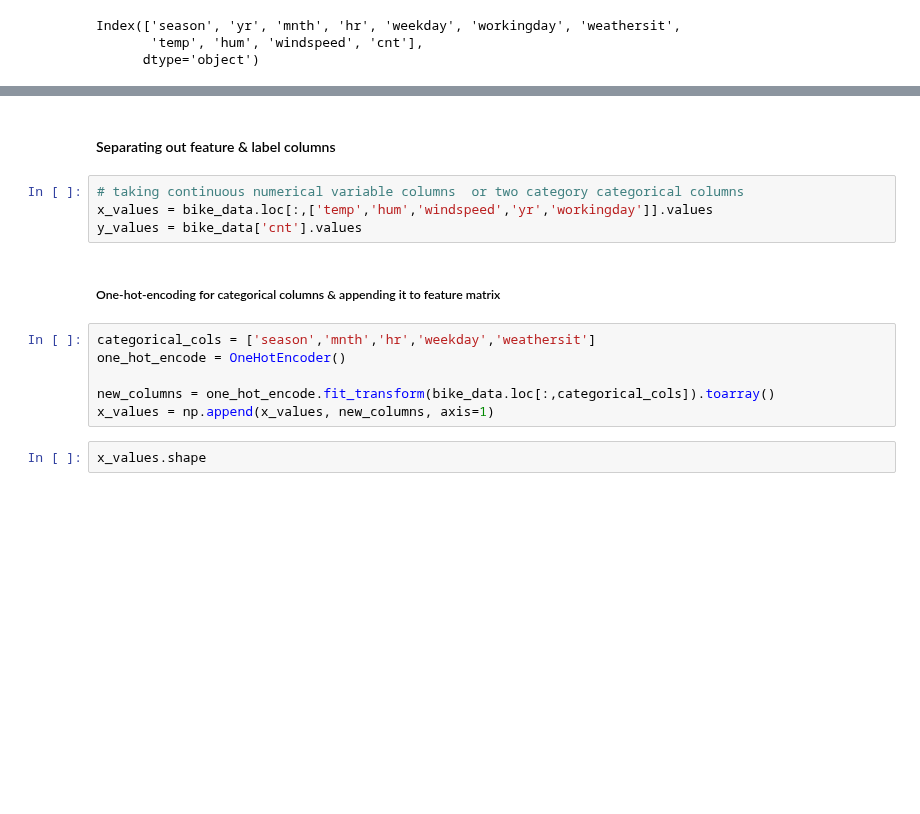
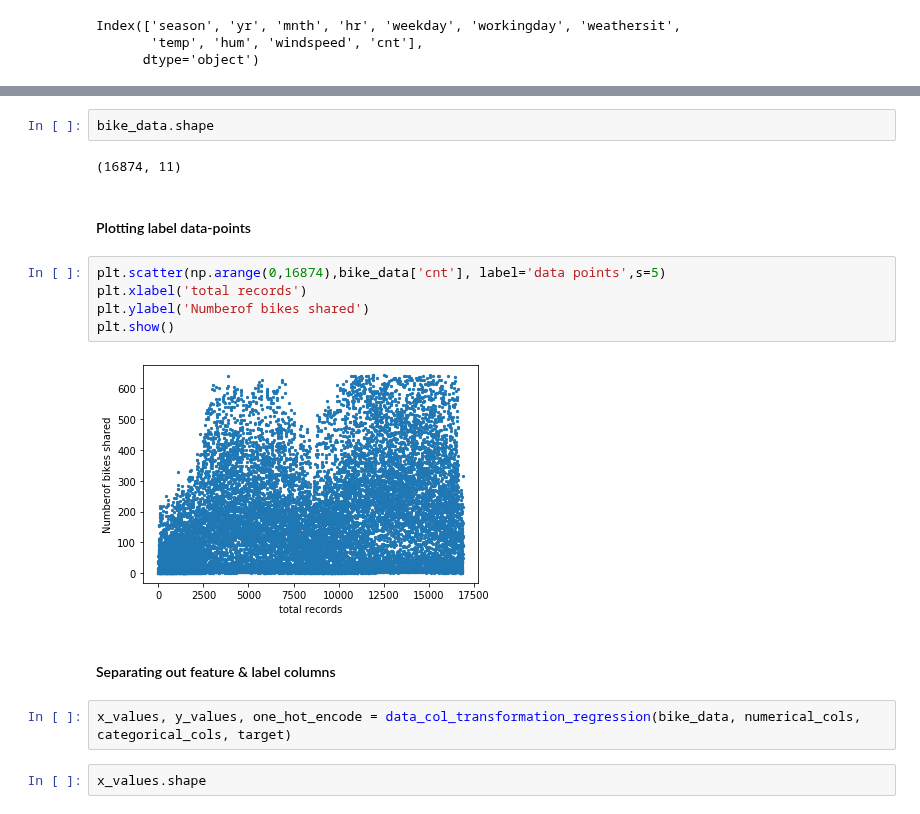
Before and after one commit to vaibhavyesalwad/Machine-Learning-using-libraries, a Jupyter notebook: Regression/Decision Treee Regression/02_PredictNumberOfBikes.ipynb, the cells around one changed output, grey strips where cells are left out. Saved outputs shown, nothing was run; the diff lists cells and outputs as text; blank space fills up the shorter version.

Commit message:
Added: plotted model against label data-points

```diff
--- a/Regression/Decision Treee Regression/02_PredictNumberOfBikes.ipynb
+++ b/Regression/Decision Treee Regression/02_PredictNumberOfBikes.ipynb
@@ -44,17 +52,20 @@ Index(['season', 'yr', 'mnth', 'hr', 'weekday', 'workingday', 'weathersit',
+# %%
+bike_data.shape
+# %% [output]
+(16874, 11)
+# %% [markdown]
+#### Plotting label data-points
+# %%
+plt.scatter(np.arange(0,16874),bike_data['cnt'], label='data points',s=5)
+plt.xlabel('total records')
+plt.ylabel('Numberof bikes shared')
+plt.show()
+# %% [output]
+[figure, added]
 # %% [markdown]
 #### Separating out feature & label columns
-# %%
-# taking continuous numerical variable columns  or two category categorical columns
-x_values = bike_data.loc[:,['temp','hum','windspeed','yr','workingday']].values
-y_values = bike_data['cnt'].values
-# %% [markdown]
-##### One-hot-encoding for categorical columns & appending it to feature matrix
-# %%
-categorical_cols = ['season','mnth','hr','weekday','weathersit']
-one_hot_encode = OneHotEncoder()
-
-new_columns = one_hot_encode.fit_transform(bike_data.loc[:,categorical_cols]).toarray()
-x_values = np.append(x_values, new_columns, axis=1)
+# %%
+x_values, y_values, one_hot_encode = data_col_transformation_regression(bike_data, numerical_cols, categorical_cols, target)
 # %%
 x_values.shape
 # %% [output]
```
Also changed, not shown: parts of 10 cells of this notebook.
